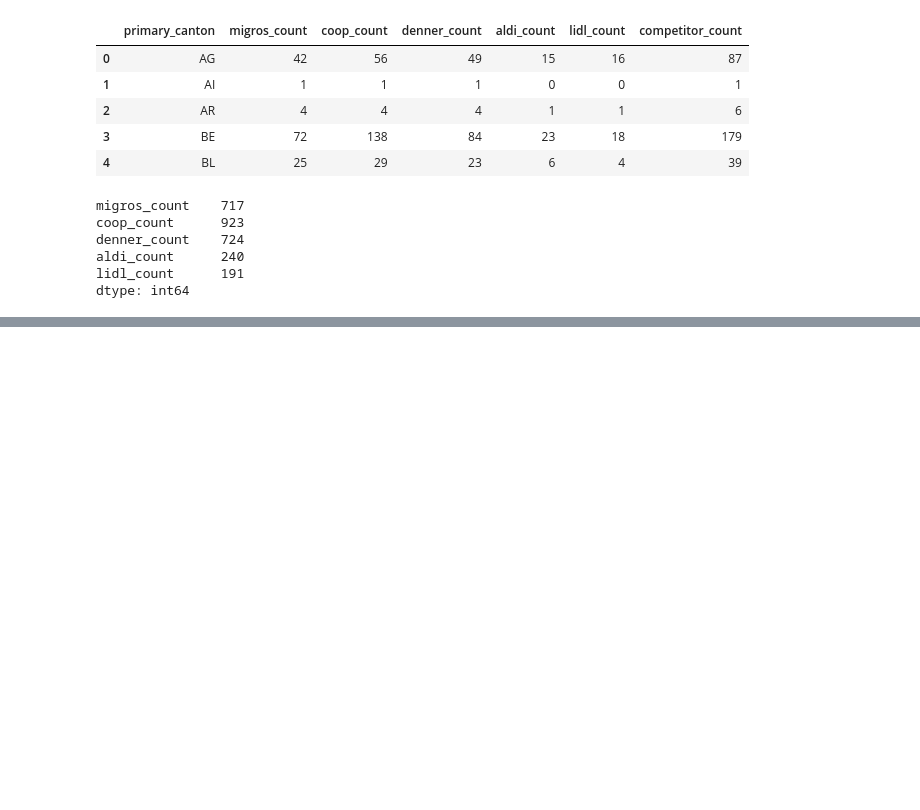
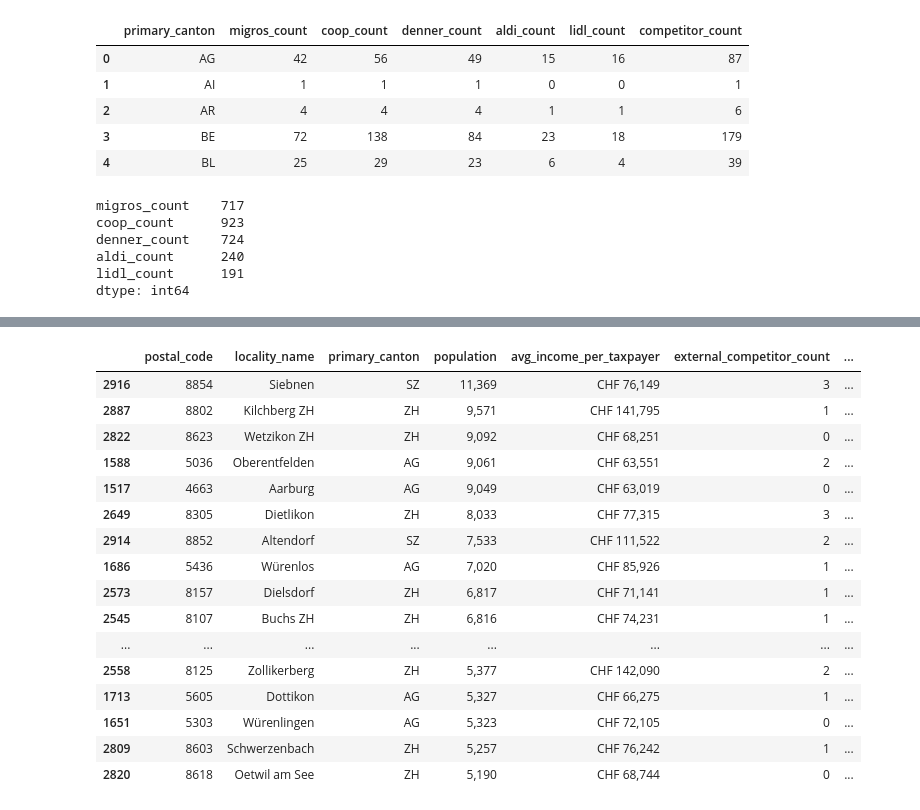
Before and after one commit to laravich/migros-store-location-analysis, a Jupyter notebook: 07_opportunity_analysis.ipynb, the cells around one changed output, grey strips where cells are left out. Saved outputs shown, nothing was run; the diff lists cells and outputs as text; code cells hidden in the pictures; blank space fills up the shorter version.

```diff
--- a/07_opportunity_analysis.ipynb
+++ b/07_opportunity_analysis.ipynb
@@ -464,0 +1089,36 @@ print(canton_store_df[["migros_count", "denner_count", "migros_group_count", "co
+# %%
+# Build a geographical search tree using Migros postcode coordinates
+migros_coordinates_rad = np.radians(migros_postcodes_df[["postcode_latitude", "postcode_longitude"]])
+migros_tree = BallTree(migros_coordinates_rad, metric="haversine")
+# %%
+# Find the nearest Migros postcode for every opportunity postcode
+opportunity_coordinates_rad = np.radians(postcode_opportunity_df[["postcode_latitude", "postcode_longitude"]])
+nearest_distance, nearest_index = migros_tree.query(opportunity_coordinates_rad, k=1)
+# %%
+# Convert the angular distance to kilometres
+postcode_opportunity_df["nearest_migros_distance_km"] = nearest_distance.flatten() * 6371
+# %%
+# Store the postcode of the nearest existing Migros
+postcode_opportunity_df["nearest_migros_postcode"] = migros_postcodes_df.iloc[nearest_index.flatten()]["postal_code"].to_numpy()
+# %%
+comparison_columns = ["postal_code", "locality_name", "primary_canton", "population", "avg_income_per_taxpayer", "external_competitor_count", "nearest_migros_postcode", "nearest_migros_distance_km"]
+postcode_comparison_df = postcode_opportunity_df.sort_values(["population", "avg_income_per_taxpayer"], ascending=[False, False]).copy()
+display(postcode_comparison_df[comparison_columns].head(30).style.format({"population": "{:,.0f}", "avg_income_per_taxpayer": "CHF {:,.0f}", "nearest_migros_distance_km": "{:.2f} km"}))
+# %% [output]
+|  | postal_code | locality_name | primary_canton | population | avg_income_per_taxpayer | external_competitor_count | ... |
+| 2916 | 8854 | Siebnen | SZ | 11,369 | CHF 76,149 | 3 | ... |
+| 2887 | 8802 | Kilchberg ZH | ZH | 9,571 | CHF 141,795 | 1 | ... |
+| 2822 | 8623 | Wetzikon ZH | ZH | 9,092 | CHF 68,251 | 0 | ... |
+| 1588 | 5036 | Oberentfelden | AG | 9,061 | CHF 63,551 | 2 | ... |
+| 1517 | 4663 | Aarburg | AG | 9,049 | CHF 63,019 | 0 | ... |
+| 2649 | 8305 | Dietlikon | ZH | 8,033 | CHF 77,315 | 3 | ... |
+| 2914 | 8852 | Altendorf | SZ | 7,533 | CHF 111,522 | 2 | ... |
+| 1686 | 5436 | Würenlos | AG | 7,020 | CHF 85,926 | 1 | ... |
+| 2573 | 8157 | Dielsdorf | ZH | 6,817 | CHF 71,141 | 1 | ... |
+| 2545 | 8107 | Buchs ZH | ZH | 6,816 | CHF 74,231 | 1 | ... |
+| ... | ... | ... | ... | ... | ... | ... | ... |
+| 2558 | 8125 | Zollikerberg | ZH | 5,377 | CHF 142,090 | 2 | ... |
+| 1713 | 5605 | Dottikon | AG | 5,327 | CHF 66,275 | 1 | ... |
+| 1651 | 5303 | Würenlingen | AG | 5,323 | CHF 72,105 | 0 | ... |
+| 2809 | 8603 | Schwerzenbach | ZH | 5,257 | CHF 76,242 | 1 | ... |
+| 2820 | 8618 | Oetwil am See | ZH | 5,190 | CHF 68,744 | 0 | ... |
```
Also changed, not shown: parts of 48 cells of this notebook.
